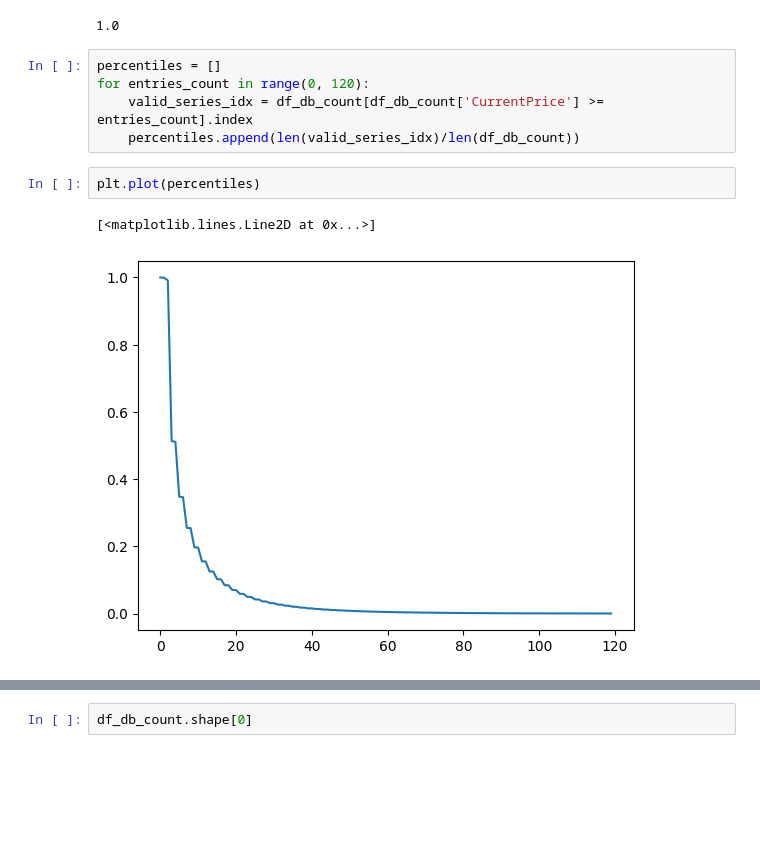
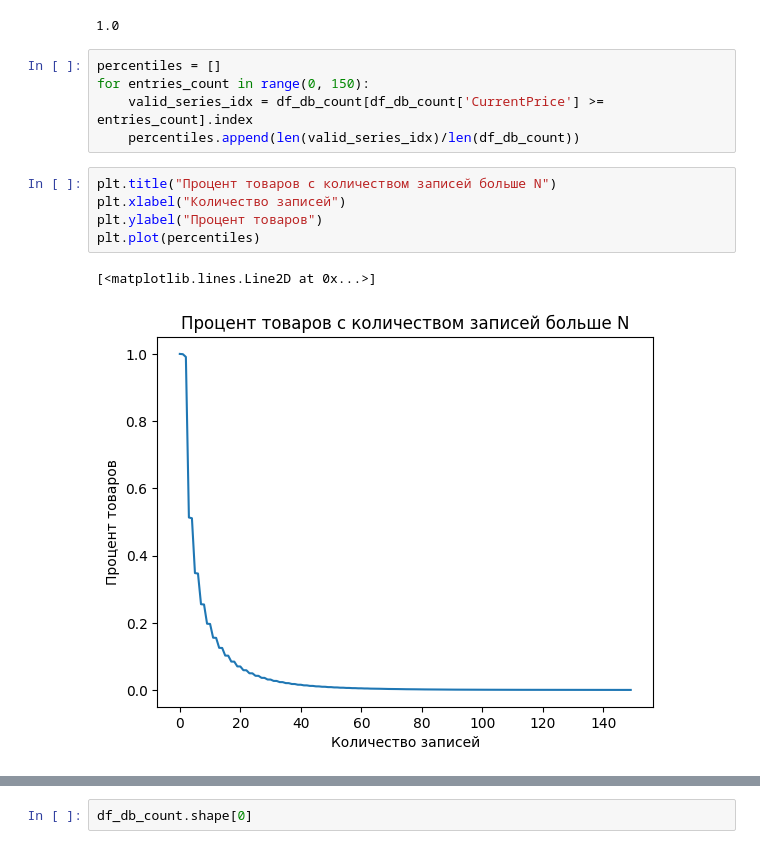
Before and after one commit to Quakumei/ts-test, a Jupyter notebook: notebooks/1.1_TIS_EDA.ipynb, the cells around one changed output, grey strips where cells are left out. Cells and saved outputs as stored; diff of their text form; blank space fills up the shorter version.

```diff
--- a/notebooks/1.1_TIS_EDA.ipynb
+++ b/notebooks/1.1_TIS_EDA.ipynb
@@ -168,14 +168,17 @@ df_db_count[df_db_count['CurrentPrice'] >= 0].index.shape[0] / df_db_count.index
 1.0
 # %%
 percentiles = []
-for entries_count in range(0, 120):
+for entries_count in range(0, 150):
     valid_series_idx = df_db_count[df_db_count['CurrentPrice'] >= entries_count].index
     percentiles.append(len(valid_series_idx)/len(df_db_count))
-# %%
-plt.plot(percentiles)
-# %% [output]
-[<matplotlib.lines.Line2D at 0x...>]
-[figure, removed]
+# %%
+plt.title("Процент товаров с количеством записей больше N")
+plt.xlabel("Количество записей")
+plt.ylabel("Процент товаров")
+plt.plot(percentiles)
+# %% [output]
+[<matplotlib.lines.Line2D at 0x...>]
+[figure, added]
 # %%
 percentiles[-1:]
 # %% [output]
```
Also changed, not shown: parts of 6 cells of this notebook, 1 other file.
